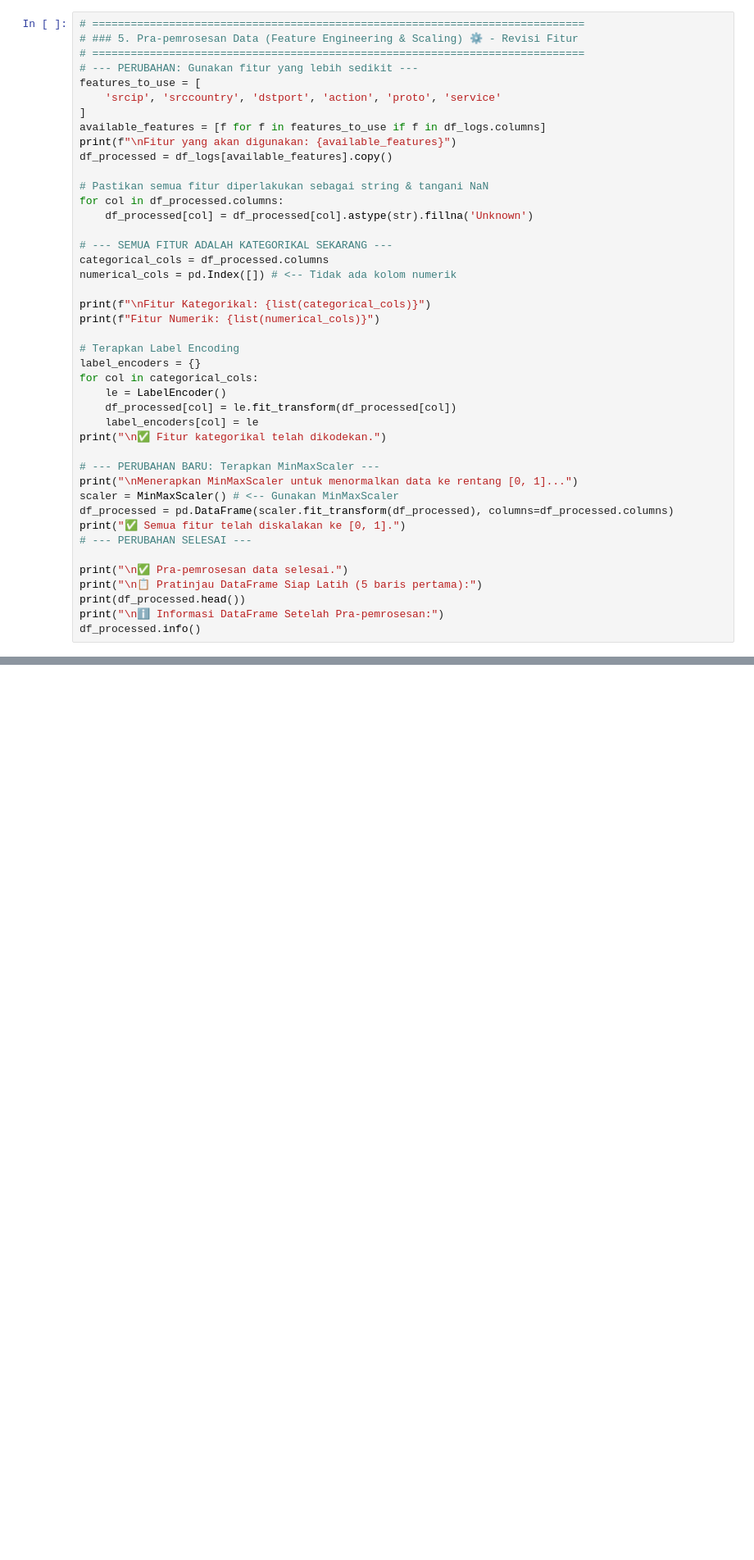
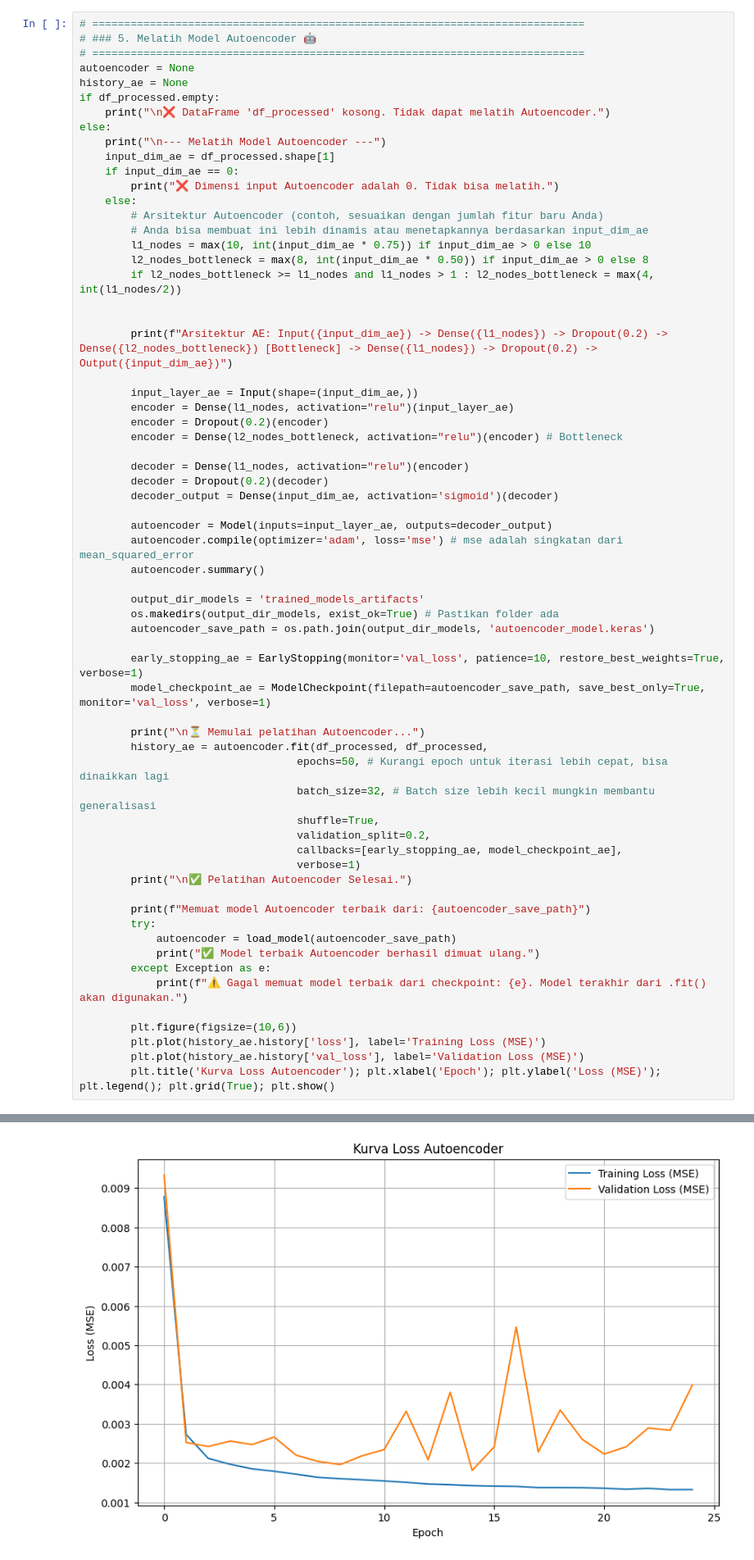
Before and after one commit to rattIetrap/anomaliaccess, a Jupyter notebook: train_script.ipynb, the cells around one changed output, grey strips where cells are left out. Shown: that part at 82% size. Saved outputs shown, nothing was run; the diff lists cells and outputs as text; blank space fills up the shorter version.

```diff
--- a/train_script.ipynb
+++ b/train_script.ipynb
@@ -110,44 +405,65 @@ memory usage: 750.2+ KB
 # %%
 # =============================================================================
-# ### 5. Pra-pemrosesan Data (Feature Engineering & Scaling) ⚙️ - Revisi Fitur
+# ### 5. Melatih Model Autoencoder 🤖
 # =============================================================================
-# --- PERUBAHAN: Gunakan fitur yang lebih sedikit ---
-features_to_use = [
-    'srcip', 'srccountry', 'dstport', 'action', 'proto', 'service'
-]
-available_features = [f for f in features_to_use if f in df_logs.columns]
-print(f"\nFitur yang akan digunakan: {available_features}")
-df_processed = df_logs[available_features].copy()
+autoencoder = None
+history_ae = None
+if df_processed.empty:
+    print("\n❌ DataFrame 'df_processed' kosong. Tidak dapat melatih Autoencoder.")
+else:
+    print("\n--- Melatih Model Autoencoder ---")
+    input_dim_ae = df_processed.shape[1]
+    if input_dim_ae == 0:
+        print("❌ Dimensi input Autoencoder adalah 0. Tidak bisa melatih.")
+    else:
+        # Arsitektur Autoencoder (contoh, sesuaikan dengan jumlah fitur baru Anda)
+        # Anda bisa membuat ini lebih dinamis atau menetapkannya berdasarkan input_dim_ae
+        l1_nodes = max(10, int(input_dim_ae * 0.75)) if input_dim_ae > 0 else 10
+        l2_nodes_bottleneck = max(8, int(input_dim_ae * 0.50)) if input_dim_ae > 0 else 8
+        if l2_nodes_bottleneck >= l1_nodes and l1_nodes > 1 : l2_nodes_bottleneck = max(4, int(l1_nodes/2))
 
-# Pastikan semua fitur diperlakukan sebagai string & tangani NaN
-for col in df_processed.columns:
-    df_processed[col] = df_processed[col].astype(str).fillna('Unknown')
 
-# --- SEMUA FITUR ADALAH KATEGORIKAL SEKARANG ---
-categorical_cols = df_processed.columns
-numerical_cols = pd.Index([]) # <-- Tidak ada kolom numerik
+        print(f"Arsitektur AE: Input({input_dim_ae}) -> Dense({l1_nodes}) -> Dropout(0.2) -> Dense({l2_nodes_bottleneck}) [Bottleneck] -> Dense({l1_nodes}) -> Dropout(0.2) -> Output({input_dim_ae})")
 
-print(f"\nFitur Kategorikal: {list(categorical_cols)}")
-print(f"Fitur Numerik: {list(numerical_cols)}")
+        input_layer_ae = Input(shape=(input_dim_ae,))
+        encoder = Dense(l1_nodes, activation="relu")(input_layer_ae)
+        encoder = Dropout(0.2)(encoder)
+        encoder = Dense(l2_nodes_bottleneck, activation="relu")(encoder) # Bottleneck
 
-# Terapkan Label Encoding
-label_encoders = {}
-for col in categorical_cols:
-    le = LabelEncoder()
-    df_processed[col] = le.fit_transform(df_processed[col])
-    label_encoders[col] = le
-print("\n✅ Fitur kategorikal telah dikodekan.")
+        decoder = Dense(l1_nodes, activation="relu")(encoder)
+        decoder = Dropout(0.2)(decoder)
+        decoder_output = Dense(input_dim_ae, activation='sigmoid')(decoder)
 
-# --- PERUBAHAN BARU: Terapkan MinMaxScaler ---
-print("\nMenerapkan MinMaxScaler untuk menormalkan data ke rentang [0, 1]...")
-scaler = MinMaxScaler() # <-- Gunakan MinMaxScaler
-df_processed = pd.DataFrame(scaler.fit_transform(df_processed), columns=df_processed.columns)
-print("✅ Semua fitur telah diskalakan ke [0, 1].")
-# --- PERUBAHAN SELESAI ---
+        autoencoder = Model(inputs=input_layer_ae, outputs=decoder_output)
+        autoencoder.compile(optimizer='adam', loss='mse') # mse adalah singkatan dari mean_squared_error
+        autoencoder.summary()
 
-print("\n✅ Pra-pemrosesan data selesai.")
-print("\n📋 Pratinjau DataFrame Siap Latih (5 baris pertama):")
-print(df_processed.head())
-print("\nℹ️ Informasi DataFrame Setelah Pra-pemrosesan:")
-df_processed.info()
+        output_dir_models = 'trained_models_artifacts'
+        os.makedirs(output_dir_models, exist_ok=True) # Pastikan folder ada
+        autoencoder_save_path = os.path.join(output_dir_models, 'autoencoder_model.keras')
+
+        early_stopping_ae = EarlyStopping(monitor='val_loss', patience=10, restore_best_weights=True, verbose=1)
+        model_checkpoint_ae = ModelCheckpoint(filepath=autoencoder_save_path, save_best_only=True, monitor='val_loss', verbose=1)
+
+        print("\n⏳ Memulai pelatihan Autoencoder...")
+        history_ae = autoencoder.fit(df_processed, df_processed,
+                                  epochs=50, # Kurangi epoch untuk iterasi lebih cepat, bisa dinaikkan lagi
+                                  batch_size=32, # Batch size lebih kecil mungkin membantu generalisasi
+                                  shuffle=True,
+                                  validation_split=0.2,
+                                  callbacks=[early_stopping_ae, model_checkpoint_ae],
+                                  verbose=1)
+        print("\n✅ Pelatihan Autoencoder Selesai.")
+
+        print(f"Memuat model Autoencoder terbaik dari: {autoencoder_save_path}")
+        try:
+            autoencoder = load_model(autoencoder_save_path)
+            print("✅ Model terbaik Autoencoder berhasil dimuat ulang.")
+        except Exception as e:
+            print(f"⚠️ Gagal memuat model terbaik dari checkpoint: {e}. Model terakhir dari .fit() akan digunakan.")
+
+        plt.figure(figsize=(10,6))
+        plt.plot(history_ae.history['loss'], label='Training Loss (MSE)')
+        plt.plot(history_ae.history['val_loss'], label='Validation Loss (MSE)')
+        plt.title('Kurva Loss Autoencoder'); plt.xlabel('Epoch'); plt.ylabel('Loss (MSE)'); plt.legend(); plt.grid(True); plt.show()
 # %% [output]
@@ -171,2 +510,3 @@ memory usage: 125.1 KB
+[figure, added]
 # %%
 # =============================================================================
```
Also changed, not shown: parts of 12 cells of this notebook.
